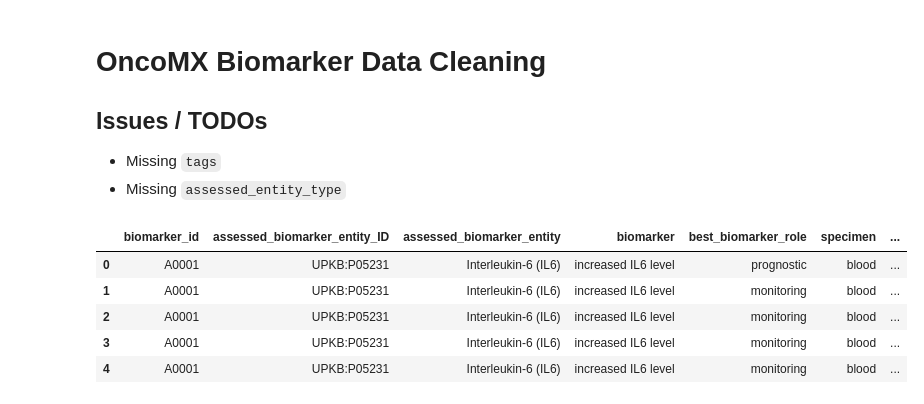
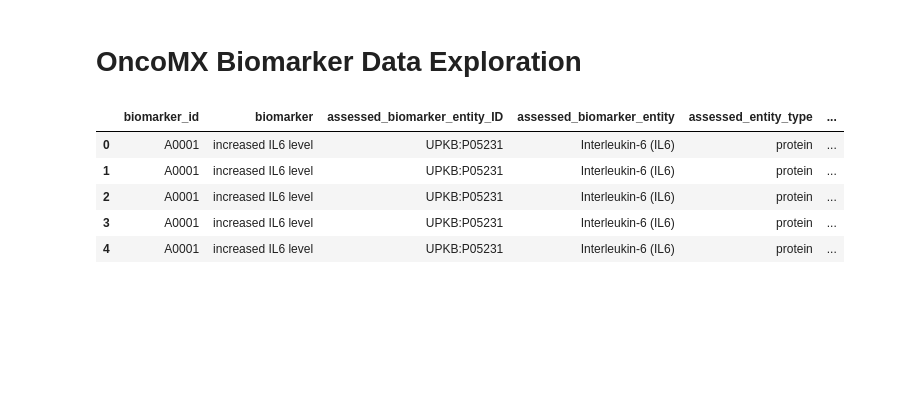
Before and after one commit to clinical-biomarkers/biomarker-partnership, a Jupyter notebook: src/oncomx.ipynb, the cells around one changed output. Cells and saved outputs as stored; diff of their text form; code cells hidden in the pictures; blank space fills up the shorter version.

```diff
--- a/src/oncomx.ipynb
+++ b/src/oncomx.ipynb
@@ -1,9 +1,4 @@
 # %% [markdown]
-# OncoMX Biomarker Data Cleaning
-
-## Issues / TODOs
-
-- Missing `tags`
-- Missing `assessed_entity_type`
+# OncoMX Biomarker Data Exploration
 # %%
 import pandas as pd
@@ -10,11 +6,11 @@ import pandas as pd
 # %%
 # read in oncomx data tsv using pandas
-raw_df = pd.read_csv('../home/raw_data/oncomx.tsv', sep='\t')
-raw_df.head()
+df = pd.read_csv('../data/raw_data/tables/oncomx.tsv', sep='\t')
+df.head()
 # %% [output]
-|  | biomarker_id | assessed_biomarker_entity_ID | assessed_biomarker_entity | biomarker | best_biomarker_role | specimen | ... |
-| 0 | A0001 | UPKB:P05231 | Interleukin-6 (IL6) | increased IL6 level | prognostic | blood | ... |
-| 1 | A0001 | UPKB:P05231 | Interleukin-6 (IL6) | increased IL6 level | monitoring | blood | ... |
-| 2 | A0001 | UPKB:P05231 | Interleukin-6 (IL6) | increased IL6 level | monitoring | blood | ... |
-| 3 | A0001 | UPKB:P05231 | Interleukin-6 (IL6) | increased IL6 level | monitoring | blood | ... |
-| 4 | A0001 | UPKB:P05231 | Interleukin-6 (IL6) | increased IL6 level | monitoring | blood | ... |
+|  | biomarker_id | biomarker | assessed_biomarker_entity_ID | assessed_biomarker_entity | assessed_entity_type | ... |
+| 0 | A0001 | increased IL6 level | UPKB:P05231 | Interleukin-6 (IL6) | protein | ... |
+| 1 | A0001 | increased IL6 level | UPKB:P05231 | Interleukin-6 (IL6) | protein | ... |
+| 2 | A0001 | increased IL6 level | UPKB:P05231 | Interleukin-6 (IL6) | protein | ... |
+| 3 | A0001 | increased IL6 level | UPKB:P05231 | Interleukin-6 (IL6) | protein | ... |
+| 4 | A0001 | increased IL6 level | UPKB:P05231 | Interleukin-6 (IL6) | protein | ... |
```
Also changed, not shown: parts of 23 cells of this notebook, 10 other files.
